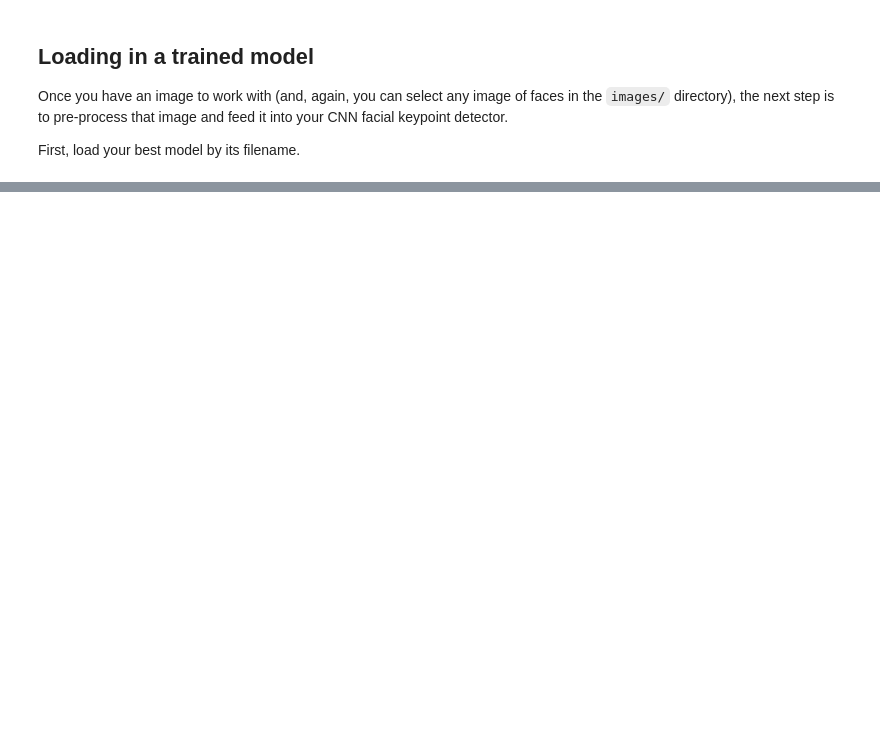
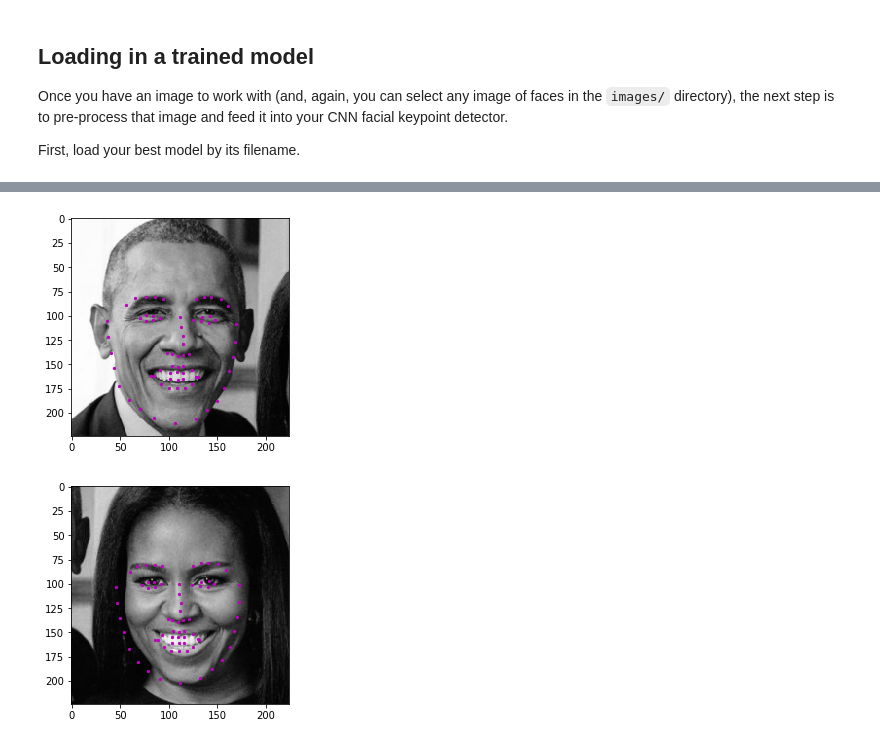
Before and after one commit to fatmirboja/P1_Facial_Keypoints, a Jupyter notebook: 3. Facial Keypoint Detection, Complete Pipeline.ipynb, the cells around one changed output, grey strips where cells are left out. Saved outputs shown, nothing was run; the diff lists cells and outputs as text; code cells hidden in the pictures; blank space fills up the shorter version.

```diff
--- a/3. Facial Keypoint Detection, Complete Pipeline.ipynb
+++ b/3. Facial Keypoint Detection, Complete Pipeline.ipynb
@@ -74,9 +80,9 @@ from models import Net
 
 net = Net()
 
-## TODO: load the best saved model parameters (by your path name)
+## DONE: load the best saved model parameters (by your path name)
 ## You'll need to un-comment the line below and add the correct name for *your* saved model
-# net.load_state_dict(torch.load('saved_models/keypoints_model_1.pt'))
+net.load_state_dict(torch.load('saved_models/keypoints_model_1.pt'))
 
 ## print out your net and prepare it for testing (uncomment the line below)
-# net.eval()
+net.eval()
@@ -104,21 +158,50 @@ After each face has been appropriately converted into an input Tensor for your n
+# %%
+def to_tensor(image):
+    # if image has no grayscale color channel, add one
+    if(len(image.shape) == 2):
+        # add that third color dim
+        image = image.reshape(image.shape[0], image.shape[1], 1)
+
+    # swap color axis because
+    # numpy image: H x W x C
+    # torch image: C X H X W
+    image = image.transpose((2, 0, 1))
+
+    return torch.from_numpy(image)
 # %%
 image_copy = np.copy(image)
+
+# offset for the extension of roi
+offset = 40
 
 # loop over the detected faces from your haar cascade
 for (x,y,w,h) in faces:
 
     # Select the region of interest that is the face in the image
-    roi = image_copy[y:y+h, x:x+w]
+    roi = image_copy[y-offset:y+h+offset, x-offset:x+w+offset]
 
-    ## TODO: Convert the face region from RGB to grayscale
+    ## DONE: Convert the face region from RGB to grayscale
+    roi_copy = cv2.cvtColor(roi, cv2.COLOR_RGB2GRAY)
 
-    ## TODO: Normalize the grayscale image so that its color range falls in [0,1] instead of [0,255]
+    ## DONE: Normalize the grayscale image so that its color range falls in [0,1] instead of [0,255]
+    roi_copy =  roi_copy/255.0
 
-    ## TODO: Rescale the detected face to be the expected square size for your CNN (224x224, suggested)
+    ## DONE: Rescale the detected face to be the expected square size for your CNN (224x224, suggested)
+    roi_copy = rescale(roi_copy, 224)
 
-    ## TODO: Reshape the numpy image shape (H x W x C) into a torch image shape (C x H x W)
+    ## DONE: Reshape the numpy image shape (H x W x C) into a torch image shape (C x H x W)
+    roi_copy = to_tensor(roi_copy)
+    roi_copy = roi_copy.unsqueeze(0).type(torch.FloatTensor)
 
-    ## TODO: Make facial keypoint predictions using your loaded, trained network
+    ## DONE: Make facial keypoint predictions using your loaded, trained network
     ## perform a forward pass to get the predicted facial keypoints
+    predicted_keypoints = net(roi_copy)
 
-    ## TODO: Display each detected face and the corresponding keypoints
+    # reshape the predicted keypoints
+    predicted_keypoints = predicted_keypoints.view(68, -1)
+
+    ## DONE: Display each detected face and the corresponding keypoints
+    show_all_keypoints(roi_copy, predicted_keypoints)
+# %% [output]
+[figure, added]
+[figure, added]
```
Also changed, not shown: parts of 5 cells of this notebook, 1 other file.
